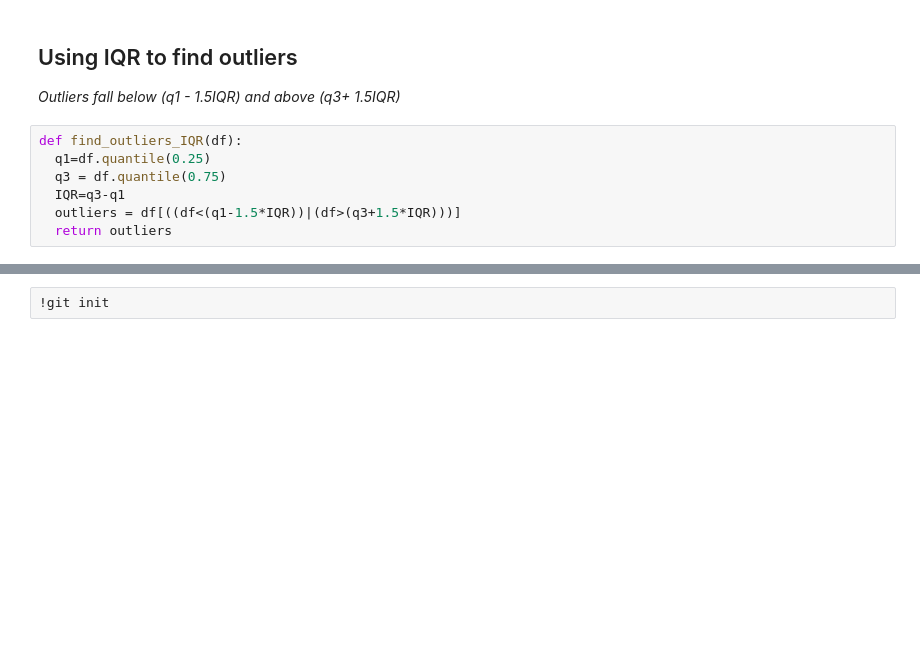
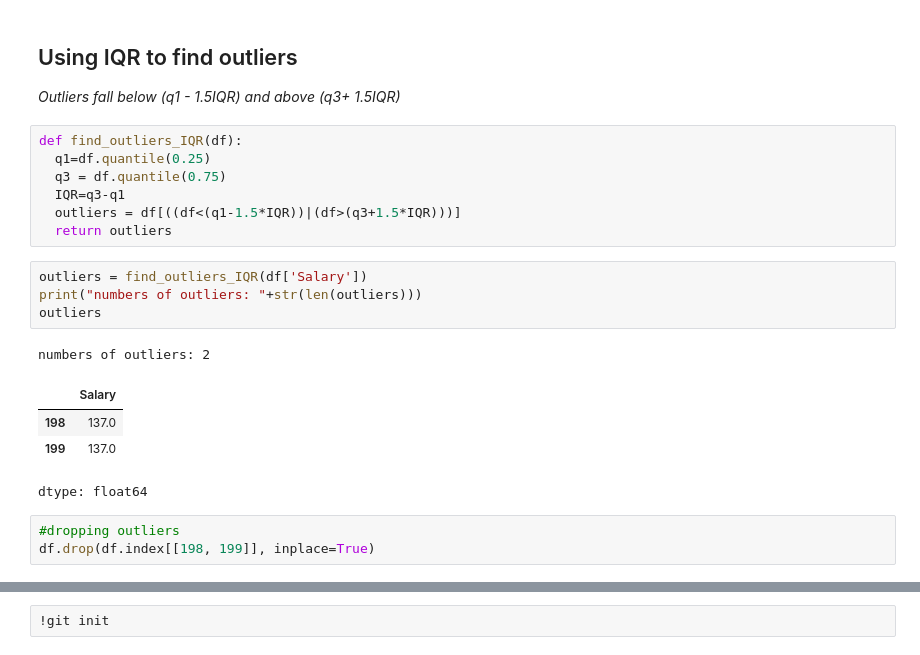
Before and after one commit to Nimsara-boop/IIT_MLandDS, a Jupyter notebook: DataExploringAndPreparing.ipynb, the cells around one changed output, grey strips where cells are left out. Cells and saved outputs as stored; diff of their text form; blank space fills up the shorter version.

```diff
--- a/DataExploringAndPreparing.ipynb
+++ b/DataExploringAndPreparing.ipynb
@@ -222,3 +222,16 @@ def find_outliers_IQR(df):
   IQR=q3-q1
   outliers = df[((df<(q1-1.5*IQR))|(df>(q3+1.5*IQR)))]
   return outliers
+# %%
+outliers = find_outliers_IQR(df['Salary'])
+print("numbers of outliers: "+str(len(outliers)))
+outliers
+# %% [output]
+numbers of outliers: 2
+|  | Salary |
+| 198 | 137.0 |
+| 199 | 137.0 |
+dtype: float64
+# %%
+#dropping outliers
+df.drop(df.index[[198, 199]], inplace=True)
```
Also changed, not shown: parts of 7 cells of this notebook.
